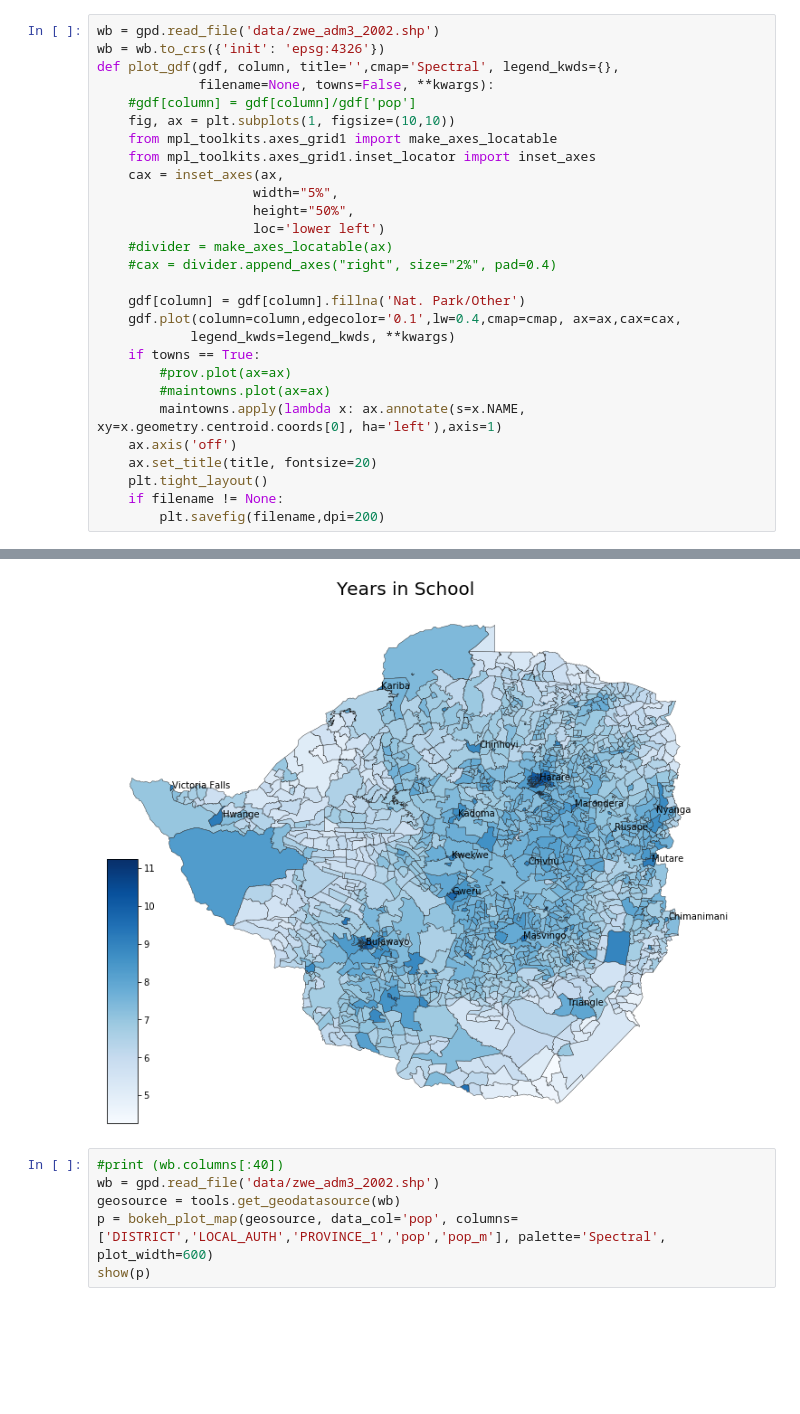
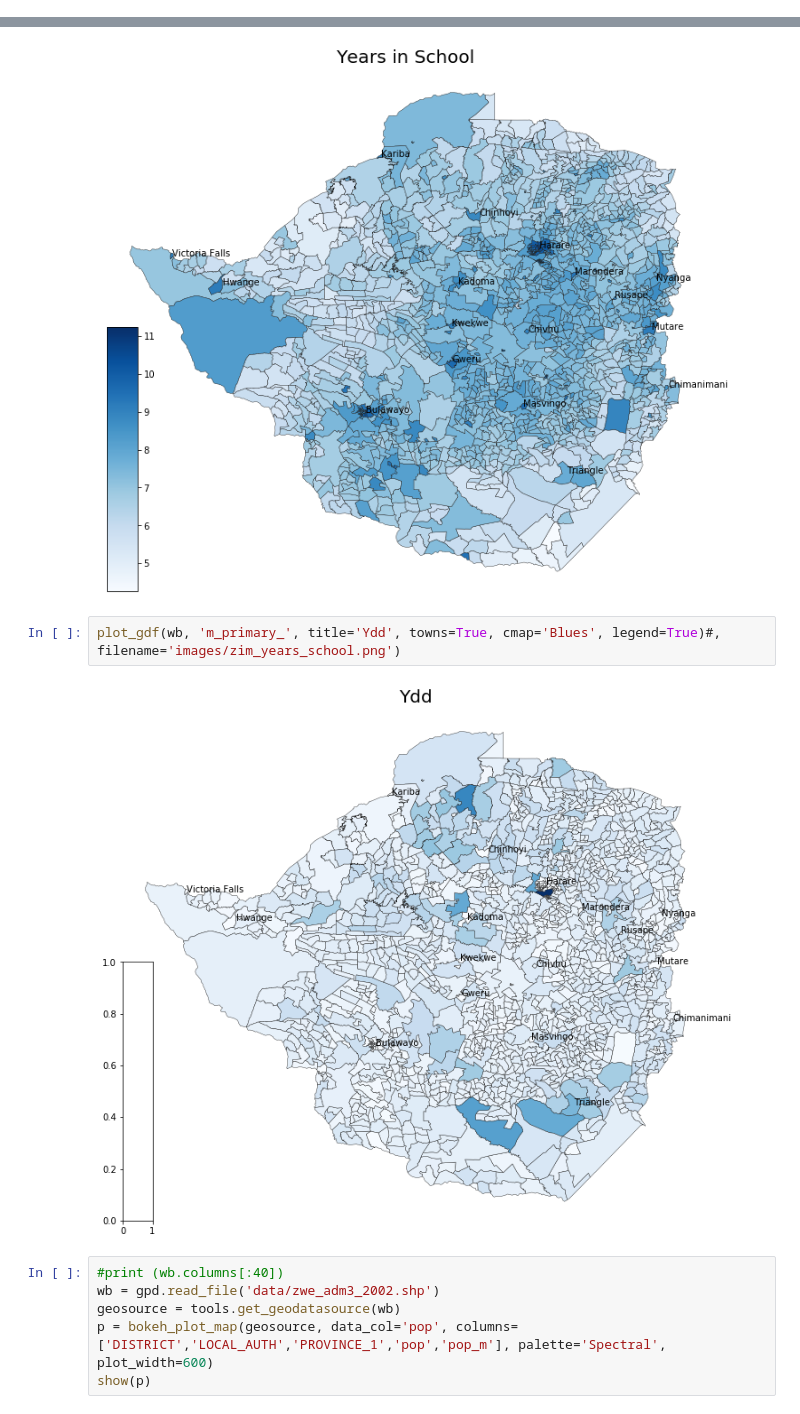
Before and after one commit to dmnfarrell/zimgeo, a Jupyter notebook: maps1.ipynb, the cells around one changed output, grey strips where cells are left out. Cells and saved outputs as stored; diff of their text form; blank space fills up the shorter version.

```diff
--- a/maps1.ipynb
+++ b/maps1.ipynb
@@ -201,31 +234,3 @@ sp_meta[40:100]
-# %%
-wb = gpd.read_file('data/zwe_adm3_2002.shp')
-wb = wb.to_crs({'init': 'epsg:4326'})
-def plot_gdf(gdf, column, title='',cmap='Spectral', legend_kwds={},
-             filename=None, towns=False, **kwargs):
-    #gdf[column] = gdf[column]/gdf['pop']
-    fig, ax = plt.subplots(1, figsize=(10,10))
-    from mpl_toolkits.axes_grid1 import make_axes_locatable
-    from mpl_toolkits.axes_grid1.inset_locator import inset_axes
-    cax = inset_axes(ax,
-                    width="5%",
-                    height="50%",
-                    loc='lower left')
-    #divider = make_axes_locatable(ax)
-    #cax = divider.append_axes("right", size="2%", pad=0.4)
-
-    gdf[column] = gdf[column].fillna('Nat. Park/Other')
-    gdf.plot(column=column,edgecolor='0.1',lw=0.4,cmap=cmap, ax=ax,cax=cax,
-            legend_kwds=legend_kwds, **kwargs)
-    if towns == True:
-        #prov.plot(ax=ax)
-        #maintowns.plot(ax=ax)
-        maintowns.apply(lambda x: ax.annotate(s=x.NAME, xy=x.geometry.centroid.coords[0], ha='left'),axis=1)
-    ax.axis('off')
-    ax.set_title(title, fontsize=20)
-    plt.tight_layout()
-    if filename != None:
-        plt.savefig(filename,dpi=200)
 # %%
 plot_gdf(wb, 'landclas_1', title='Zimbabwe land classes', legend_kwds={'bbox_to_anchor':(.3, 1.05),'fontsize':16,'frameon':False},
          categorical=True, legend=True, filename='images/zimbabwe_land_classes.png')
@@ -238,6 +243,10 @@ wb.sort_values('prop')
 plot_gdf(wb, 'years_scho', title='Years in School', towns=True, cmap='Blues', legend=True, filename='images/zim_years_school.png')
 # %% [output]
 [figure]
+# %%
+plot_gdf(wb, 'm_primary_', title='Ydd', towns=True, cmap='Blues', legend=True)#, filename='images/zim_years_school.png')
+# %% [output]
+[figure, added]
 # %%
 #print (wb.columns[:40])
 wb = gpd.read_file('data/zwe_adm3_2002.shp')
```
Also changed, not shown: parts of 11 cells of this notebook, 13 other files.
